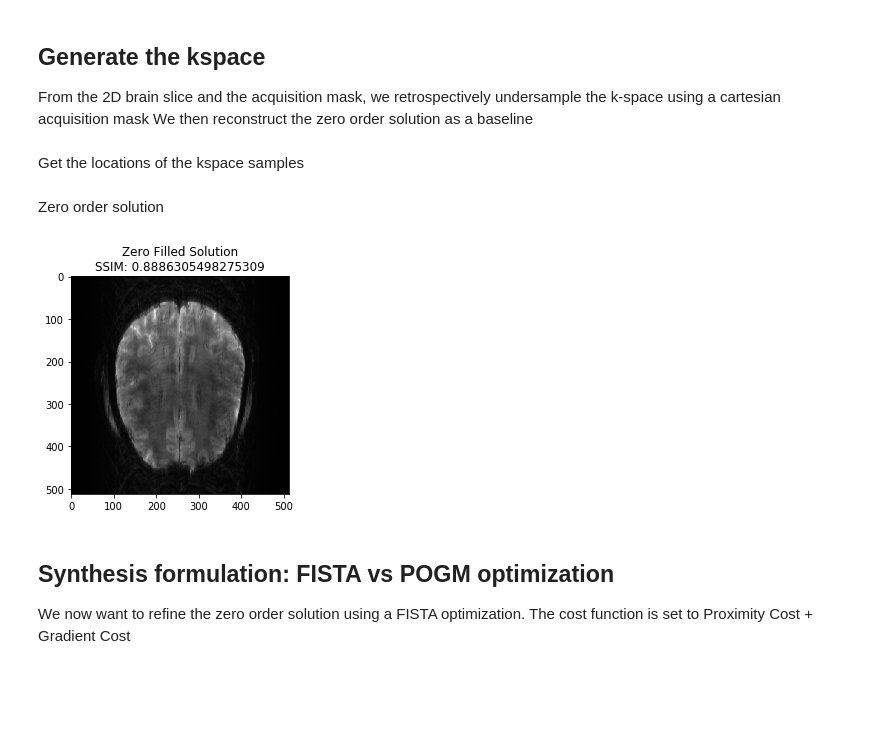
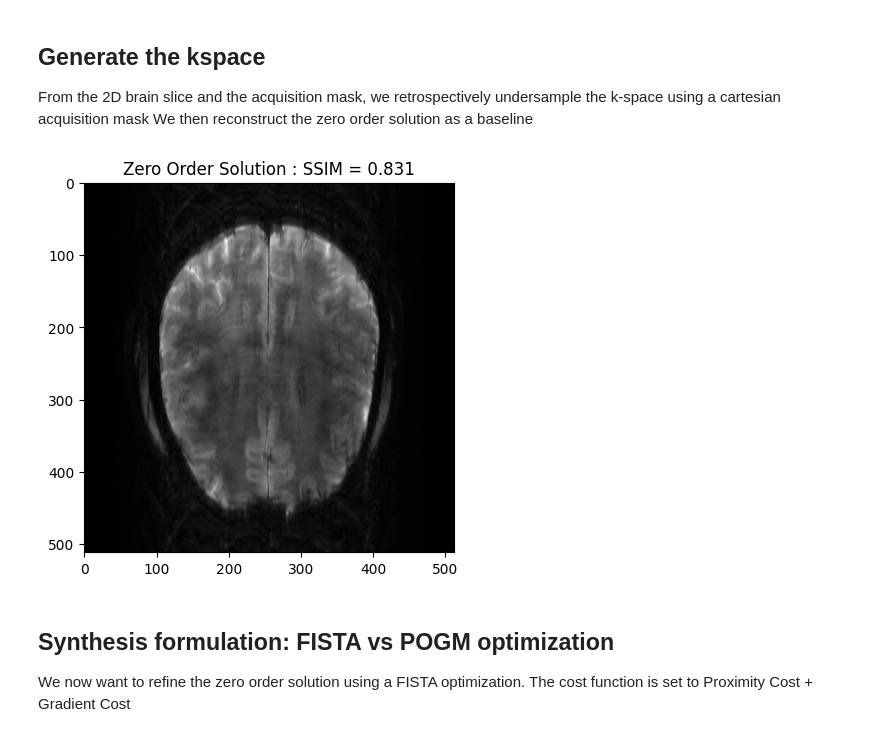
Before and after one commit to philouc/mri_acq_recon_tutorial, a Jupyter notebook: IEEE-EMBS_2022SummerSchool/13.Cartesian_Calibrationless_CS-pMRI_recon.ipynb, the cells around one changed output. Cells and saved outputs as stored; diff of their text form; code cells hidden in the pictures; blank space fills up the shorter version.

```diff
--- a/IEEE-EMBS_2022SummerSchool/13.Cartesian_Calibrationless_CS-pMRI_recon.ipynb
+++ b/IEEE-EMBS_2022SummerSchool/13.Cartesian_Calibrationless_CS-pMRI_recon.ipynb
@@ -39,18 +37,19 @@ from modopt.opt.proximity import GroupLASSO
 import numpy as np
 import matplotlib.pyplot as plt
 # %%
-%matplotlib inline
+# Loading input data
+cartesian_ref_image = get_sample_data('2d-pmri').data
+image = np.linalg.norm(cartesian_ref_image, axis=0)
+# Obtain MRI cartesian mask
+mask = get_sample_data("cartesian-mri-mask").data
 
-cartesian_ref_image = get_sample_data('2d-pmri')
-#cartesian_ref_image = np.sum(np.reshape(cartesian_ref_image,(8,4,512,512)), axis=0)
-image = pysap.Image(data=np.sqrt(np.sum(cartesian_ref_image.data**2, axis=0)))
-#image = pysap.Image(data=np.sqrt(np.sum(cartesian_ref_image**2, axis=0)))
-# Obtain MRI non-cartesian mask
-mask = get_sample_data("cartesian-mri-mask")
-kspace_loc = convert_mask_to_locations(mask.data)
-plt.figure()
-plt.imshow(image, cmap='gray')
-plt.figure()
+# %%
+# View Input
+plt.subplot(1, 2, 1)
+plt.imshow(np.abs(image), cmap='gray')
+plt.title("MRI Data")
+plt.subplot(1, 2, 2)
 plt.imshow(mask, cmap='gray')
+plt.title("K-space Sampling Mask")
 plt.show()
 # %% [output]
@@ -63,27 +62,21 @@ Generate the kspace
 From the 2D brain slice and the acquisition mask, we retrospectively
 undersample the k-space using a cartesian acquisition mask
 We then reconstruct the zero order solution as a baseline
-# %% [markdown]
-Get the locations of the kspace samples
 # %%
 # Get the locations of the kspace samples and the associated observations
-fourier_op = FFT(samples=kspace_loc, shape=image.shape,
+fourier_op = FFT(mask=mask, shape=image.shape,
                  n_coils=cartesian_ref_image.shape[0])
 kspace_obs = fourier_op.op(cartesian_ref_image)
+
+# %%
+# Zero order solution
+zero_soln = np.linalg.norm(fourier_op.adj_op(kspace_obs), axis=0)
+base_ssim = ssim(zero_soln, image)
+plt.imshow(np.abs(zero_soln), cmap='gray')
+plt.title('Zero Order Solution : SSIM = ' + str(np.around(base_ssim, 3)))
+plt.show()
+# %% [output]
+[figure, added]
-# %% [markdown]
-Zero order solution
-# %%
-zero_filled = fourier_op.adj_op(kspace_obs)
-image_rec0 = pysap.Image(data=np.sqrt(np.sum(np.abs(zero_filled)**2, axis=0)))
-# image_rec0.show()
-base_ssim = ssim(image_rec0, image)
-plt.imshow(np.abs(image_rec0), cmap='gray')
-# Calculate SSIM
-base_ssim = ssim(image_rec0, image)
-plt.title('Zero Filled Solution\nSSIM: {}'.format(base_ssim))
-plt.show()
-# %% [output]
-[figure, removed]
 # %% [markdown]
 Synthesis formulation: FISTA vs POGM optimization
 ------------------------------------------------------------
```
Also changed, not shown: parts of 9 cells of this notebook.
